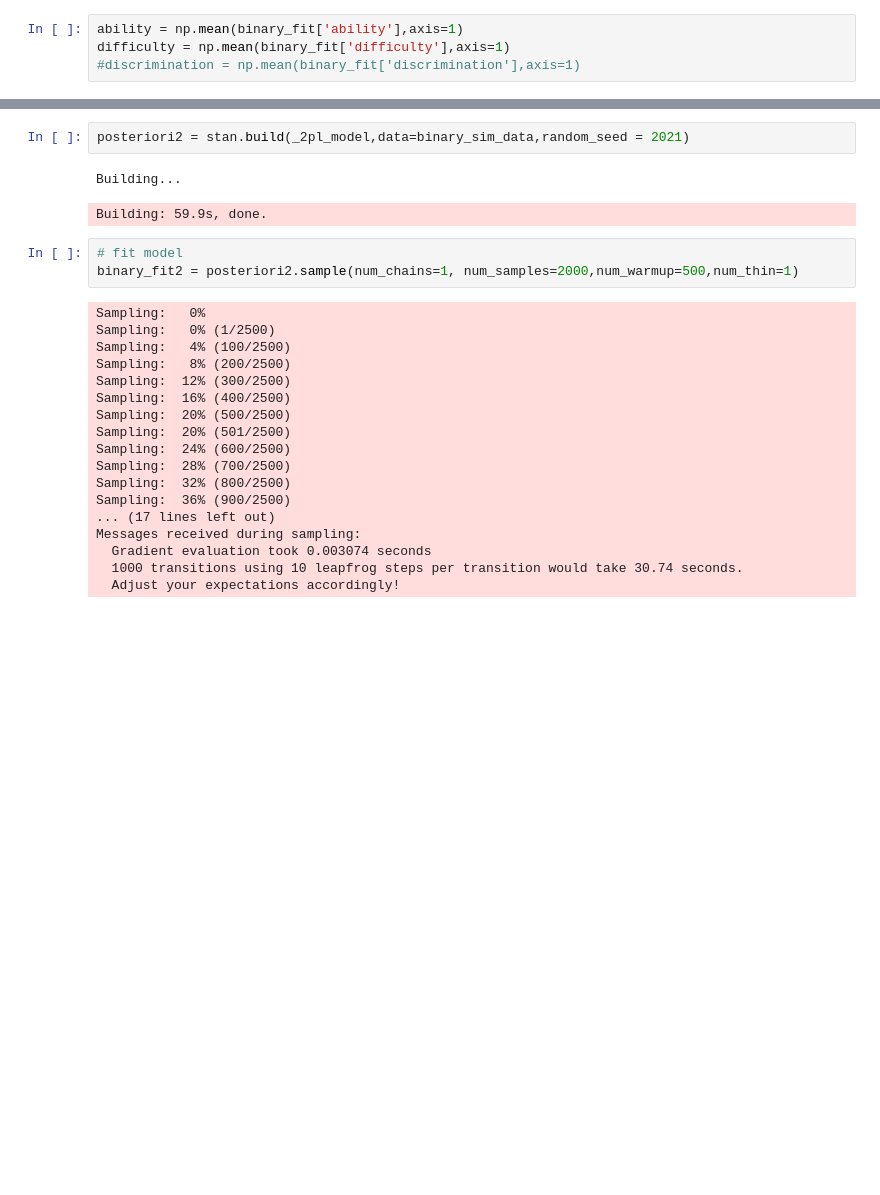
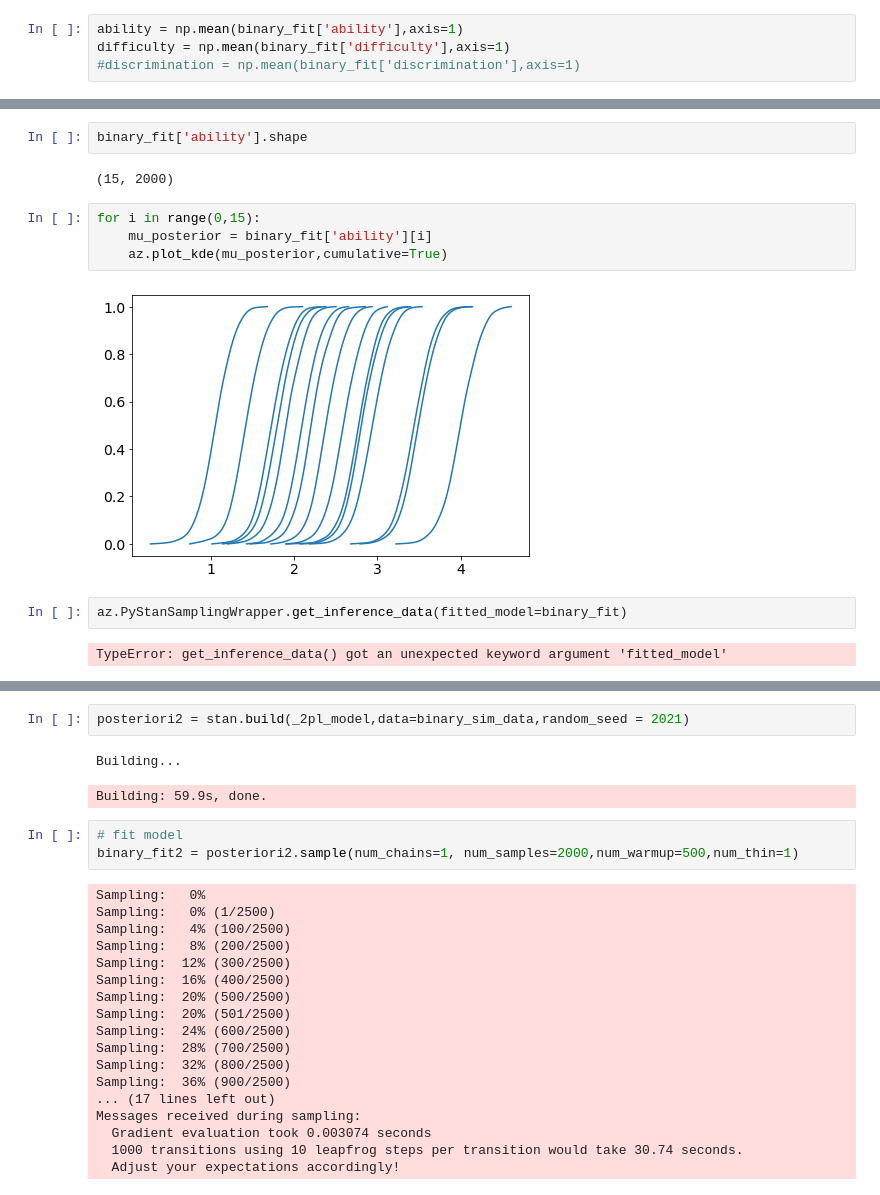
Before and after one commit to ab3masta/pfe_final_notebook, a Jupyter notebook: irt_using_simulatedData.ipynb, the cells around one changed output, grey strips where cells are left out. Cells and saved outputs as stored; diff of their text form; blank space fills up the shorter version.

```diff
--- a/irt_using_simulatedData.ipynb
+++ b/irt_using_simulatedData.ipynb
@@ -337,0 +387,14 @@ array([[<AxesSubplot:title={'center':'ability'}>,
+# %%
+binary_fit['ability'].shape
+# %% [output]
+(15, 2000)
+# %%
+for i in range(0,15):
+    mu_posterior = binary_fit['ability'][i]
+    az.plot_kde(mu_posterior,cumulative=True)
+# %% [output]
+[figure, added]
+# %%
+az.PyStanSamplingWrapper.get_inference_data(fitted_model=binary_fit)
+# %% [output]
+TypeError: get_inference_data() got an unexpected keyword argument 'fitted_model'
```
Also changed, not shown: parts of 30 cells of this notebook, 2 other files.
